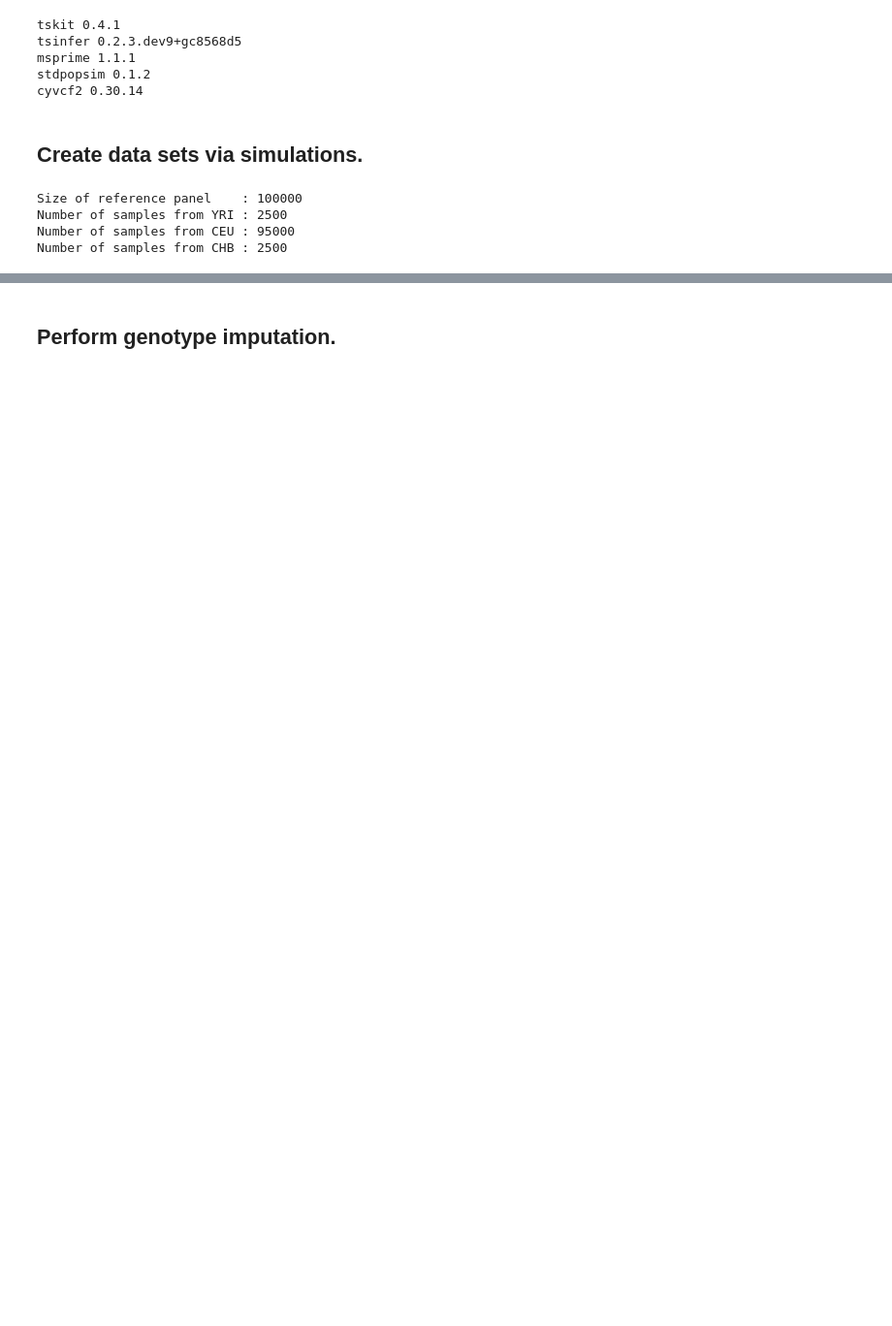
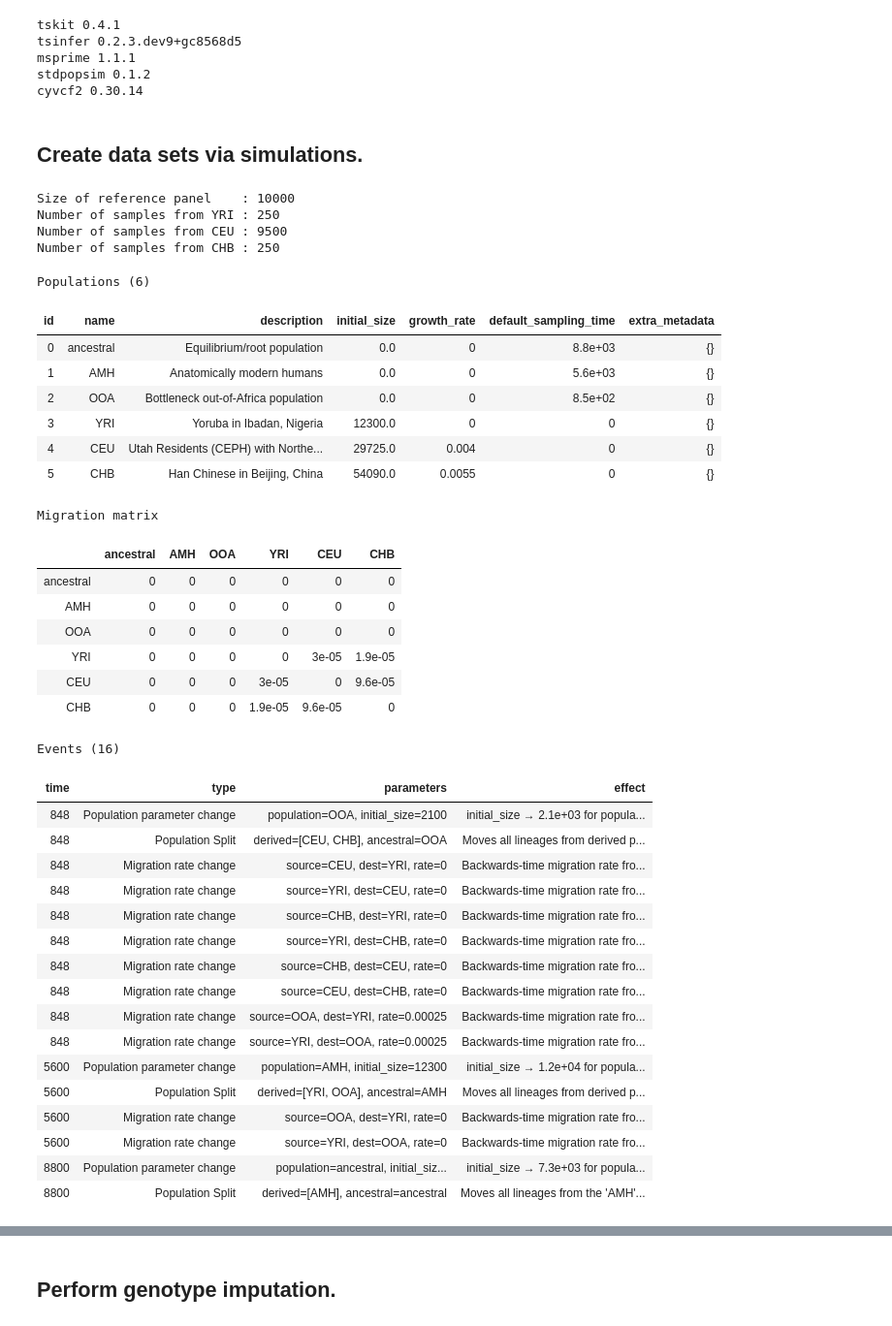
Before and after one commit to szhan/tsimpute, a Jupyter notebook: notebooks/genotype_imputation_ooa_unequal_demes.ipynb, the cells around one changed output, grey strips where cells are left out. Shown at 97% size. Saved outputs shown, nothing was run; the diff lists cells and outputs as text; code cells hidden in the pictures; blank space fills up the shorter version.

```diff
--- a/notebooks/genotype_imputation_ooa_unequal_demes.ipynb
+++ b/notebooks/genotype_imputation_ooa_unequal_demes.ipynb
@@ -415,11 +415,11 @@ def impute_genotypes_using_ts_only(ref_vcf_file,
 # %% [markdown]
 ## Create data sets via simulations.
 # %%
-size_query =   1_000
+size_query =  1_000
 
-size_yri   =   2_500
-size_ceu   =  95_000
-size_chb   =   2_500
+size_yri   =    250
+size_ceu   =  9_500
+size_chb   =    250
 size_ref   = size_yri + size_ceu + size_chb
 
 print(f"Size of reference panel    : {size_ref}")
@@ -427,20 +427,24 @@ print(f"Number of samples from YRI : {size_yri}")
 print(f"Number of samples from CEU : {size_ceu}")
 print(f"Number of samples from CHB : {size_chb}")
 
-num_replicates = 10
+mutation_rate = 1e-8
+recombination_rate = 1e-8
 
-num_missing_sites = 10_000
+num_replicates = 1
+
+proportion_missing_sites = 0.10
+num_missing_sites = 1_000
 
 contig_id = '1'
 ploidy_level = 1
-sequence_length = 1_000_000
+sequence_length = 10_000_000
 
-base_dir = "../data/modern_ooa_unequal_900505_haploid_miss05_yri_demes_yri/"
+base_dir = "../data/modern_ooa_unequal_900505_haploid_miss10/"
 # %% [output]
-Size of reference panel    : 100000
-Number of samples from YRI : 2500
-Number of samples from CEU : 95000
-Number of samples from CHB : 2500
+Size of reference panel    : 10000
+Number of samples from YRI : 250
+Number of samples from CEU : 9500
+Number of samples from CHB : 250
 # %%
 rate_map = msprime.RateMap.uniform(
     sequence_length = sequence_length,
@@ -449,6 +453,42 @@ rate_map = msprime.RateMap.uniform(
 # %%
 yaml_file = "../demes/gutenkunst_ooa_2009.yaml"
 ooa_graph = demes.load(yaml_file)
 demography_model = msprime.Demography.from_demes(ooa_graph)
+demography_model
+# %% [output]
+Populations (6)
+| id | name | description | initial_size | growth_rate | default_sampling_time | extra_metadata |
+| 0 | ancestral | Equilibrium/root population | 0.0 | 0 | 8.8e+03 | {} |
+| 1 | AMH | Anatomically modern humans | 0.0 | 0 | 5.6e+03 | {} |
+| 2 | OOA | Bottleneck out-of-Africa population | 0.0 | 0 | 8.5e+02 | {} |
+| 3 | YRI | Yoruba in Ibadan, Nigeria | 12300.0 | 0 | 0 | {} |
+| 4 | CEU | Utah Residents (CEPH) with Northe... | 29725.0 | 0.004 | 0 | {} |
+| 5 | CHB | Han Chinese in Beijing, China | 54090.0 | 0.0055 | 0 | {} |
+Migration matrix
+|  | ancestral | AMH | OOA | YRI | CEU | CHB |
+| ancestral | 0 | 0 | 0 | 0 | 0 | 0 |
+| AMH | 0 | 0 | 0 | 0 | 0 | 0 |
+| OOA | 0 | 0 | 0 | 0 | 0 | 0 |
+| YRI | 0 | 0 | 0 | 0 | 3e-05 | 1.9e-05 |
+| CEU | 0 | 0 | 0 | 3e-05 | 0 | 9.6e-05 |
+| CHB | 0 | 0 | 0 | 1.9e-05 | 9.6e-05 | 0 |
+Events (16)
+| time | type | parameters | effect |
+| 848 | Population parameter change | population=OOA, initial_size=2100 | initial_size → 2.1e+03 for popula... |
+| 848 | Population Split | derived=[CEU, CHB], ancestral=OOA | Moves all lineages from derived p... |
+| 848 | Migration rate change | source=CEU, dest=YRI, rate=0 | Backwards-time migration rate fro... |
+| 848 | Migration rate change | source=YRI, dest=CEU, rate=0 | Backwards-time migration rate fro... |
+| 848 | Migration rate change | source=CHB, dest=YRI, rate=0 | Backwards-time migration rate fro... |
+| 848 | Migration rate change | source=YRI, dest=CHB, rate=0 | Backwards-time migration rate fro... |
+| 848 | Migration rate change | source=CHB, dest=CEU, rate=0 | Backwards-time migration rate fro... |
+| 848 | Migration rate change | source=CEU, dest=CHB, rate=0 | Backwards-time migration rate fro... |
+| 848 | Migration rate change | source=OOA, dest=YRI, rate=0.00025 | Backwards-time migration rate fro... |
+| 848 | Migration rate change | source=YRI, dest=OOA, rate=0.00025 | Backwards-time migration rate fro... |
+| 5600 | Population parameter change | population=AMH, initial_size=12300 | initial_size → 1.2e+04 for popula... |
+| 5600 | Population Split | derived=[YRI, OOA], ancestral=AMH | Moves all lineages from derived p... |
+| 5600 | Migration rate change | source=OOA, dest=YRI, rate=0 | Backwards-time migration rate fro... |
+| 5600 | Migration rate change | source=YRI, dest=OOA, rate=0 | Backwards-time migration rate fro... |
+| 8800 | Population parameter change | population=ancestral, initial_siz... | initial_size → 7.3e+03 for popula... |
+| 8800 | Population Split | derived=[AMH], ancestral=ancestral | Moves all lineages from the 'AMH'... |
 # %%
 sample_set = [
```
Also changed, not shown: parts of 11 cells of this notebook.
